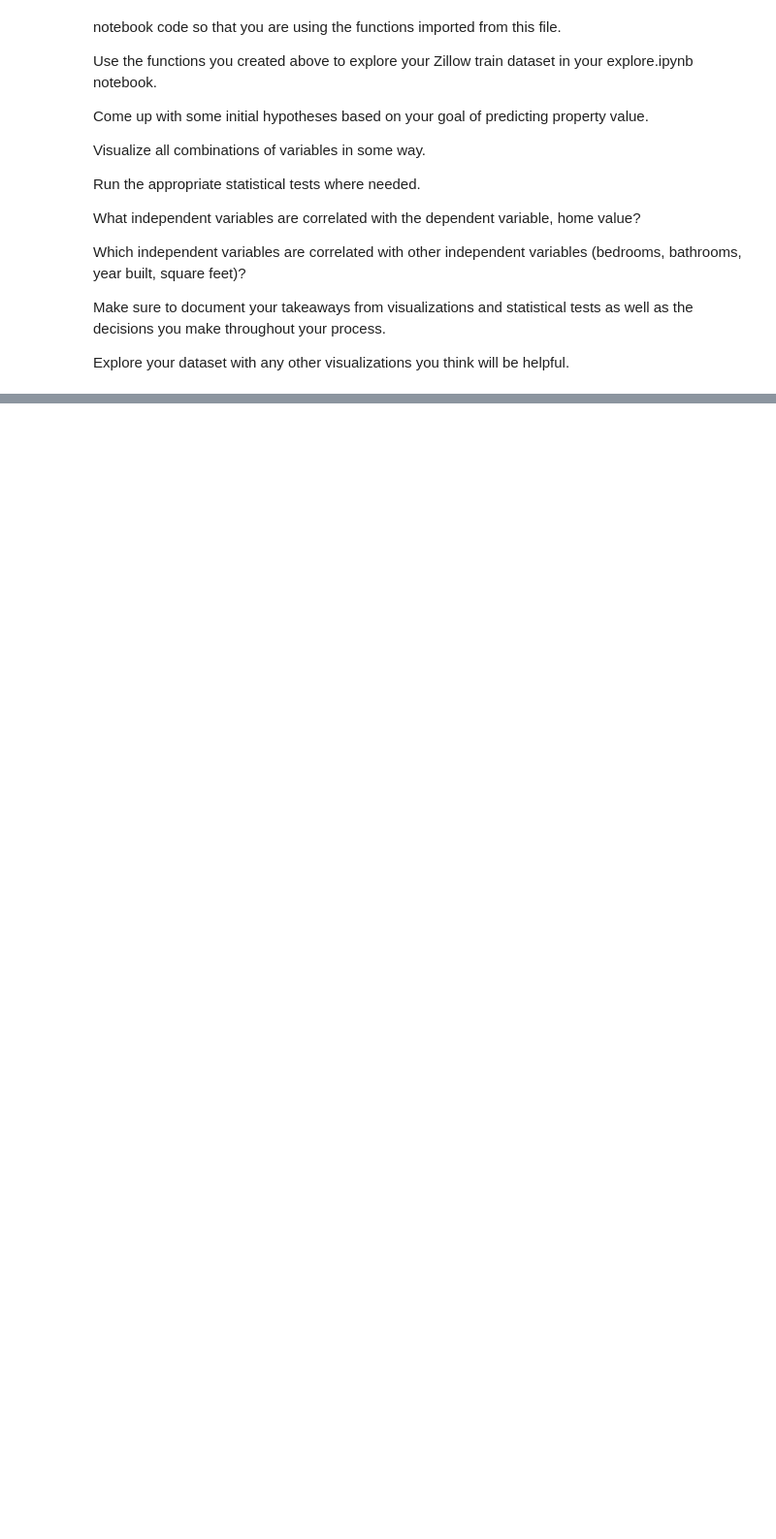
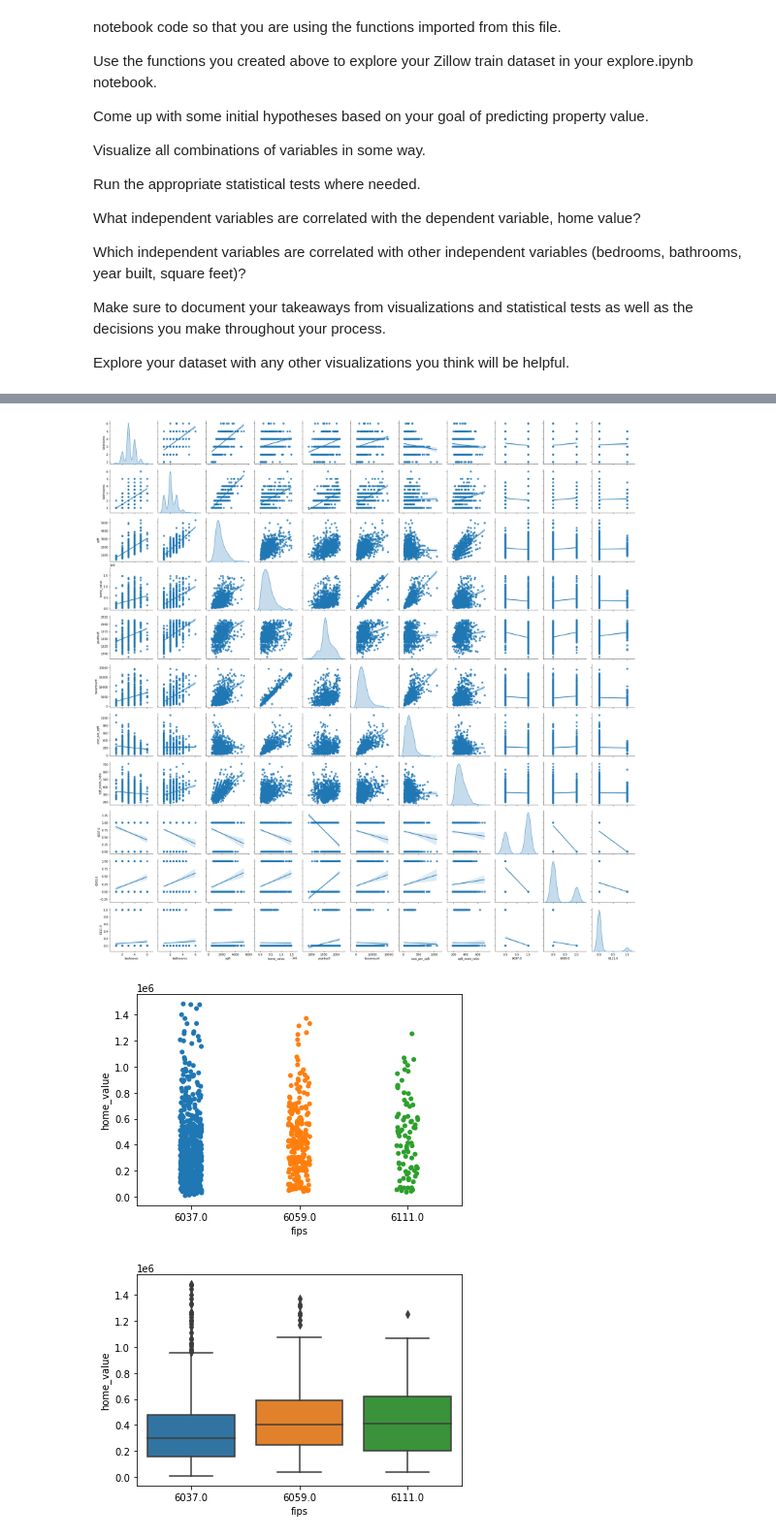
Before and after one commit to tim-keriazes/regression_exercises, a Jupyter notebook: exploration_exercise.ipynb, the cells around one changed output, grey strips where cells are left out. Shown at 97% size. Drawn from its saved outputs; the diff is of its cells as text; code cells hidden in the pictures; blank space fills up the shorter version.

```diff
--- a/exploration_exercise.ipynb
+++ b/exploration_exercise.ipynb
@@ -33,0 +270,10 @@ Explore your dataset with any other visualizations you think will be helpful.
+# %%
+# from explore import plot_variable_pairs, plot_categorical_and_continuous_vars
+
+plot_variable_pairs(train)
+
+plot_categorical_and_continuous_vars(train, 'fips', 'home_value')
+# %% [output]
+[figure, added]
+[figure, added]
+[figure, added]
```
Also changed, not shown: parts of 29 cells of this notebook.
